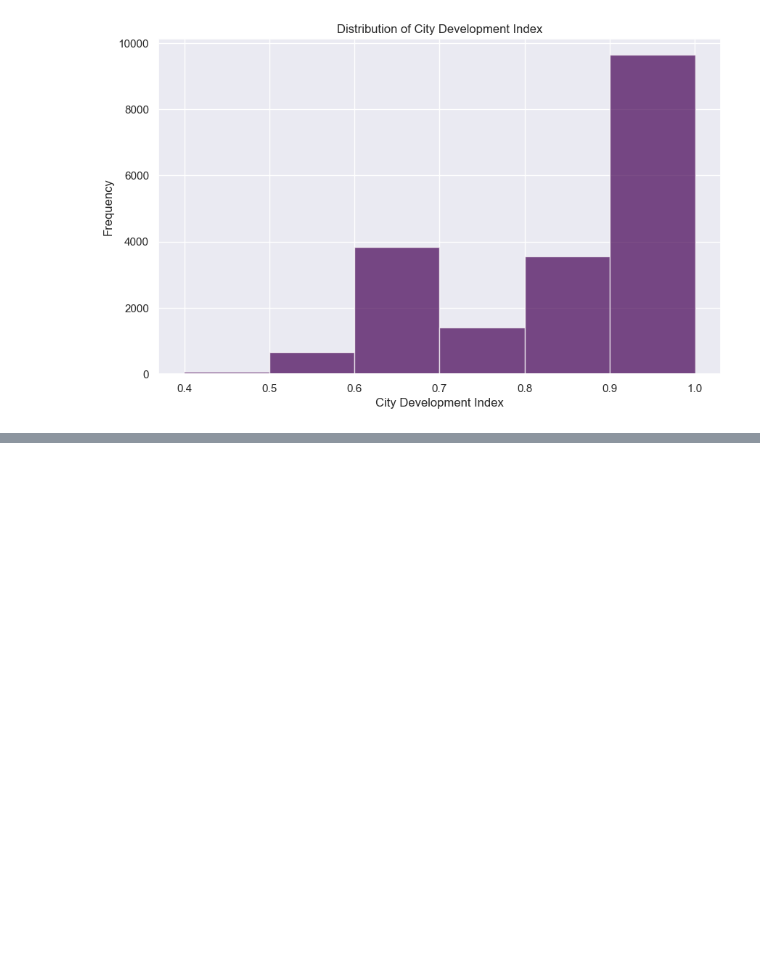
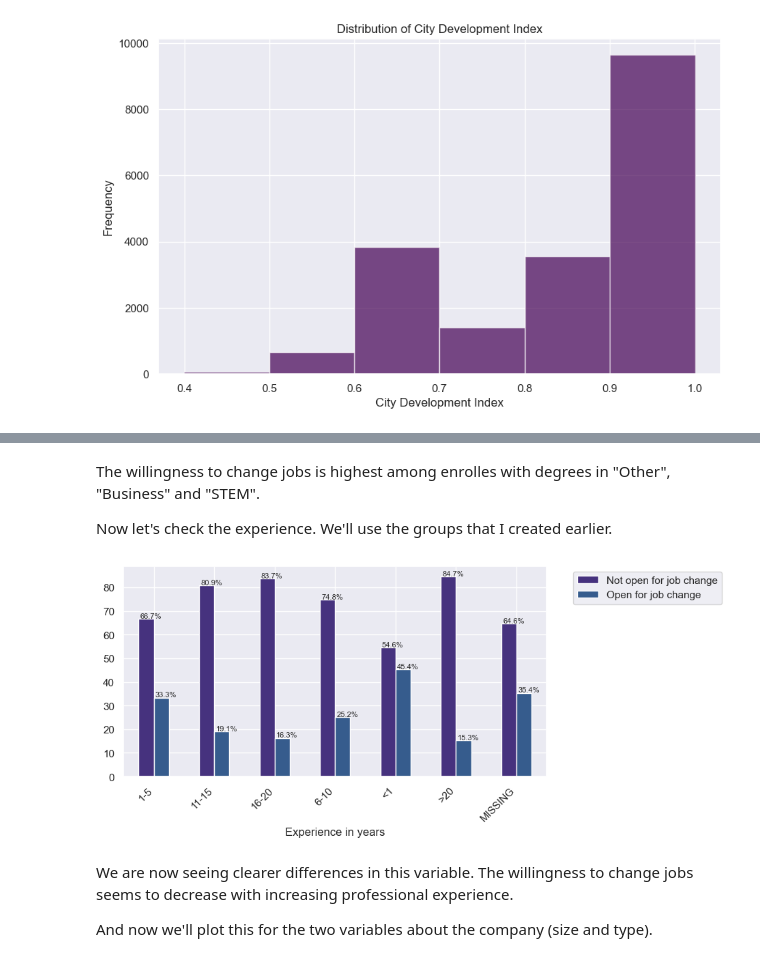
Before and after one commit to scheinmensch/HR-Analytics, a Jupyter notebook: EDA.ipynb, the cells around one changed output, grey strips where cells are left out. Drawn from its saved outputs; the diff is of its cells as text; code cells hidden in the pictures; blank space fills up the shorter version.

```diff
--- a/EDA.ipynb
+++ b/EDA.ipynb
@@ -525,0 +552,22 @@ plt.show()
+# %% [markdown]
+The willingness to change jobs is highest among enrolles with degrees in "Other", "Business" and "STEM".
+
+Now let's check the experience. We'll use the groups that I created earlier.
+# %%
+df_experience_group = pd.crosstab(HR_filled['experience_group'], HR_filled['target'], normalize='index').mul(100).round(2)
+
+ax = df_experience_group.plot.bar(figsize=(8, 4), rot=0, color=custom_palette)
+
+for p in ax.patches:
+    ax.annotate(f"{p.get_height():.1f}%", (p.get_x() + p.get_width() / 2., p.get_height()),
+                ha='center', va='center', xytext=(5, 3), textcoords='offset points', fontsize=8)
+plt.xticks(rotation=45, ha='right')
+plt.legend(bbox_to_anchor=(1.05, 1.0), loc='upper left', labels=['Not open for job change', 'Open for job change'])
+plt.xlabel("Experience in years")
+plt.show()
+# %% [output]
+[figure, added]
+# %% [markdown]
+We are now seeing clearer differences in this variable. The willingness to change jobs seems to decrease with increasing professional experience.
+
+And now we'll plot this for the two variables about the company (size and type).
```
Also changed, not shown: parts of 20 cells of this notebook.
